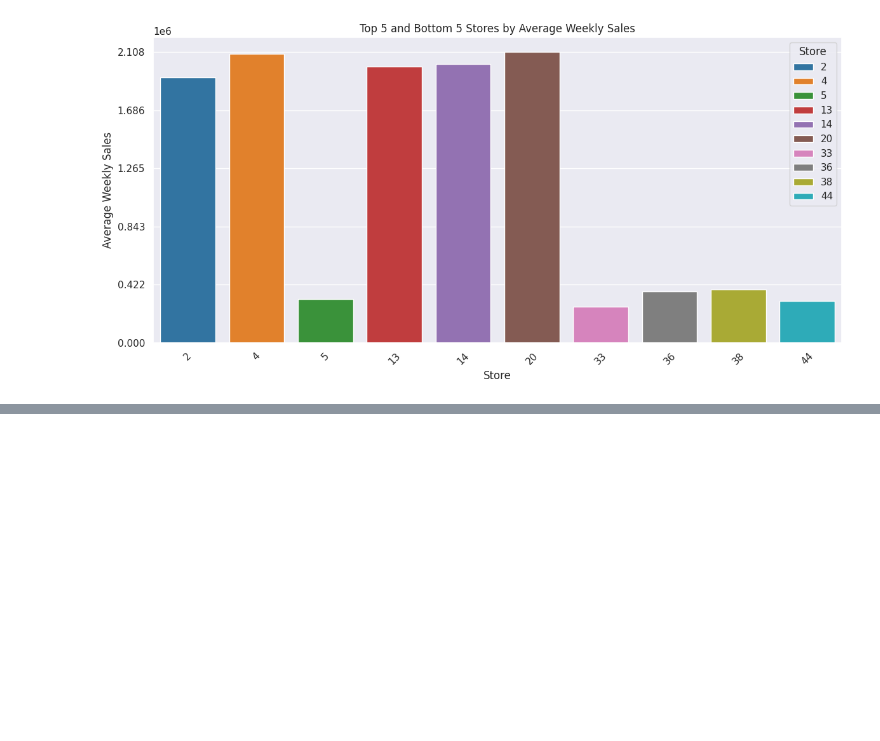
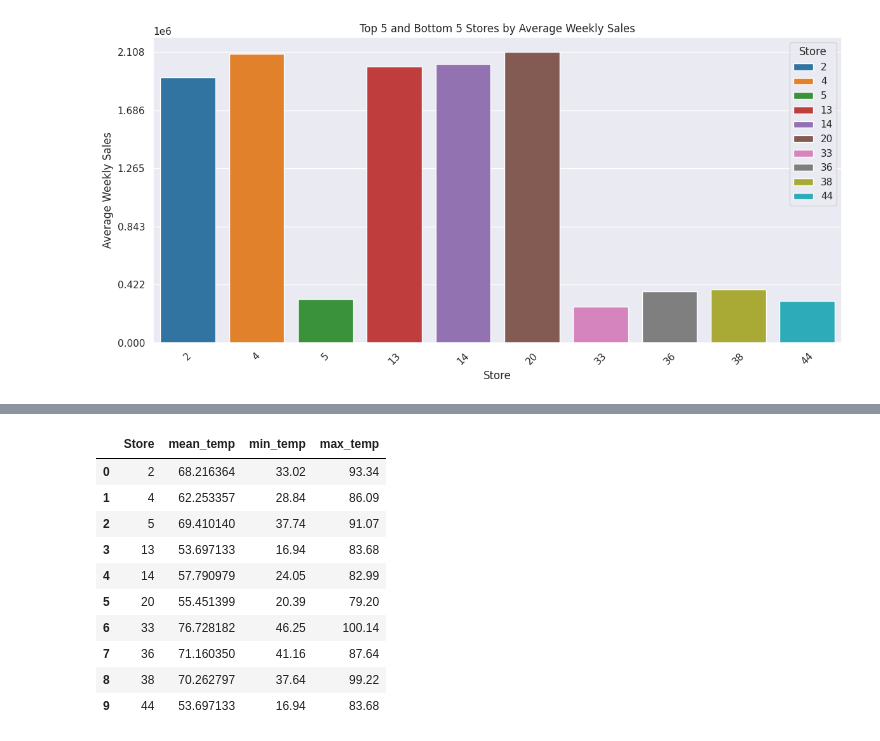
Before and after one commit to yushi2006/walmart-sales-forecasting, a Jupyter notebook: notebooks/EDA.ipynb, the cells around one changed output, grey strips where cells are left out. Cells and saved outputs as stored; diff of their text form; code cells hidden in the pictures; blank space fills up the shorter version.

```diff
--- a/notebooks/EDA.ipynb
+++ b/notebooks/EDA.ipynb
@@ -95,0 +108,22 @@ plt.show()
+# %%
+# Interesting question, Question 2: what is the most frequent weather for each of the ten stores
+# We can get the mean, max, and min of the temp grouped by the store
+
+# Now we need to get the mean, max, and min temp for each store
+temp_df = df[df['Store'].isin(combined_stores['Store'].unique())].groupby('Store')['Temperature'].agg(['mean', 'min', 'max']).reset_index()
+
+temp_df.columns = ['Store', 'mean_temp', 'min_temp', 'max_temp']
+
+temp_df
+# %% [output]
+|  | Store | mean_temp | min_temp | max_temp |
+| 0 | 2 | 68.216364 | 33.02 | 93.34 |
+| 1 | 4 | 62.253357 | 28.84 | 86.09 |
+| 2 | 5 | 69.410140 | 37.74 | 91.07 |
+| 3 | 13 | 53.697133 | 16.94 | 83.68 |
+| 4 | 14 | 57.790979 | 24.05 | 82.99 |
+| 5 | 20 | 55.451399 | 20.39 | 79.20 |
+| 6 | 33 | 76.728182 | 46.25 | 100.14 |
+| 7 | 36 | 71.160350 | 41.16 | 87.64 |
+| 8 | 38 | 70.262797 | 37.64 | 99.22 |
+| 9 | 44 | 53.697133 | 16.94 | 83.68 |
```
Also changed, not shown: parts of 3 cells of this notebook.
